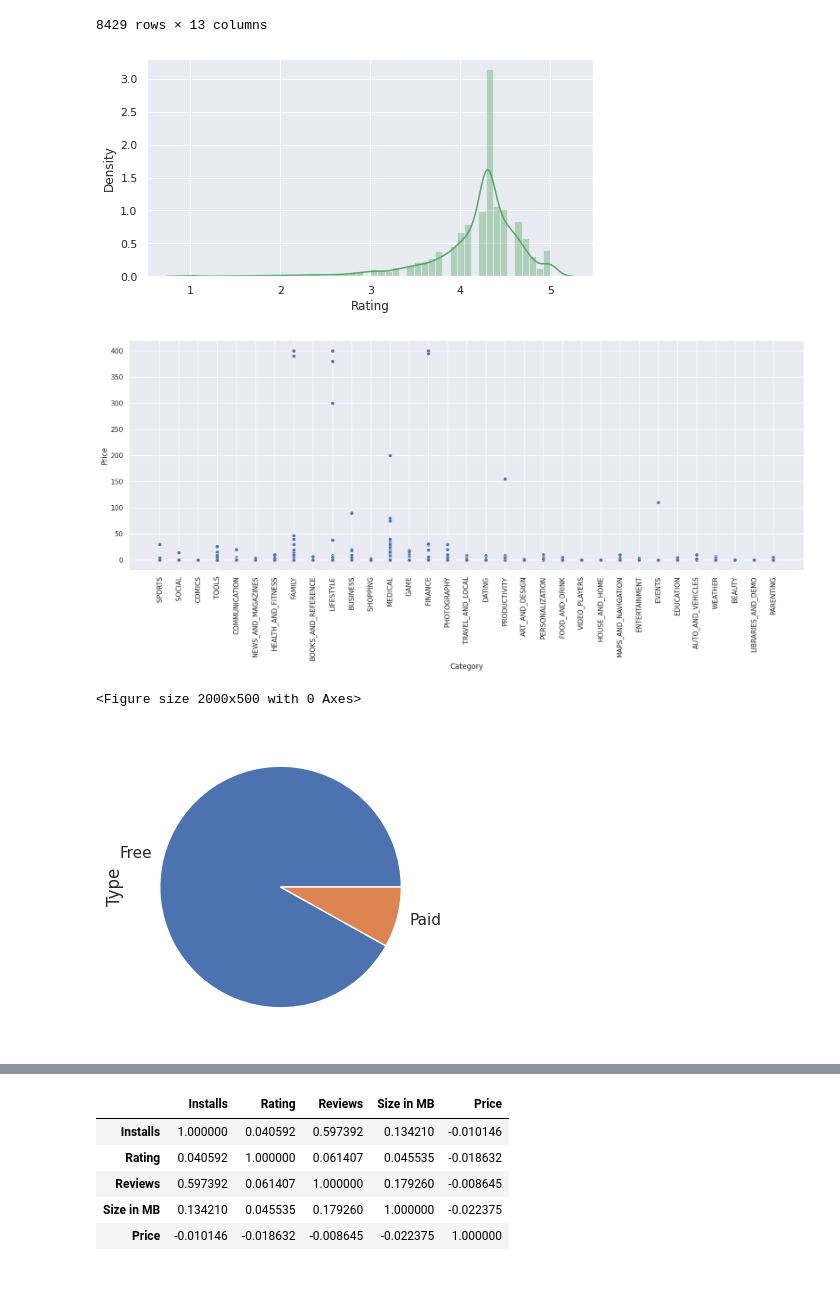
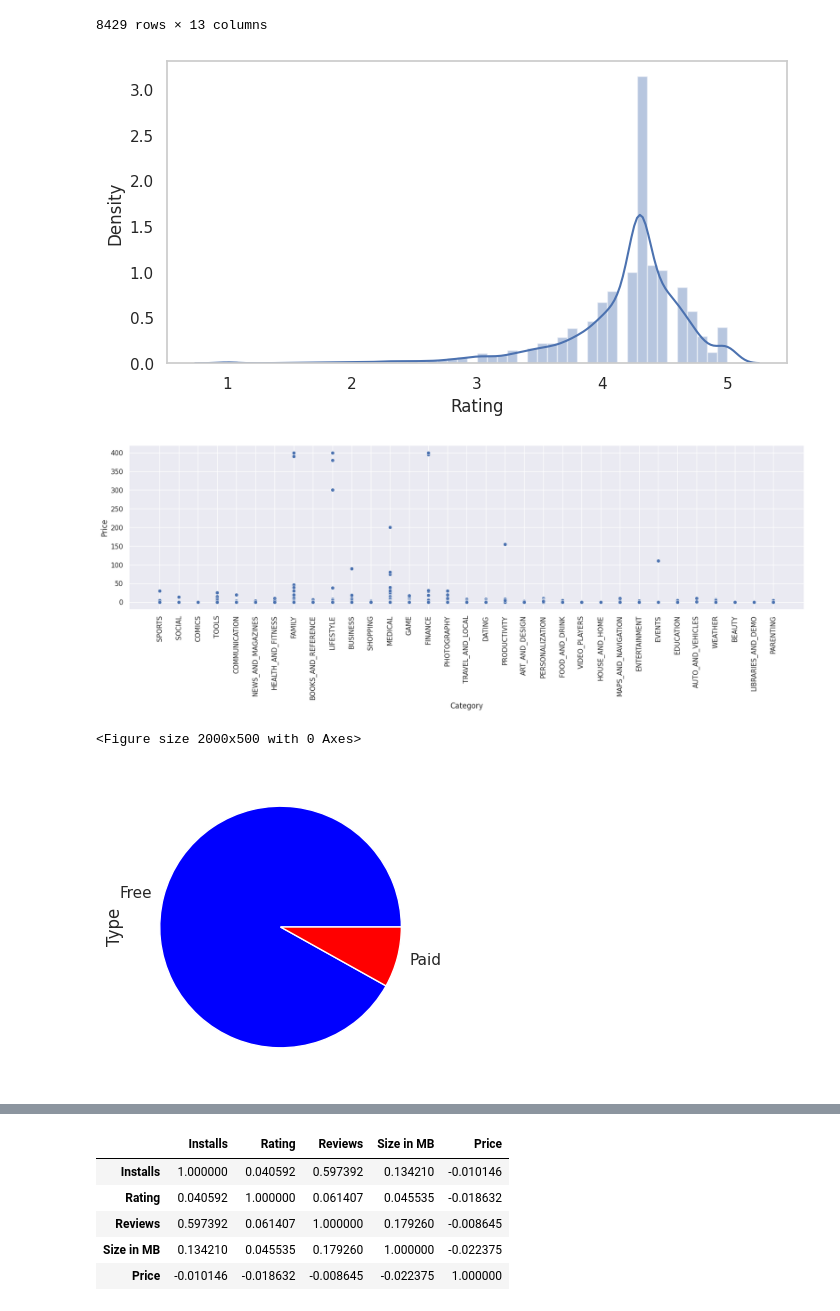
Before and after one commit to Mahima2208/EDA_PlayStore_Apps_Analysis, a Jupyter notebook: MAHIMA_PHALKEY_Play_Store_App_Review_Analysis_Capstone_Project.ipynb, the cells around one changed output, grey strips where cells are left out. Drawn from its saved outputs; the diff is of its cells as text; code cells hidden in the pictures; blank space fills up the shorter version.

```diff
--- a/MAHIMA_PHALKEY_Play_Store_App_Review_Analysis_Capstone_Project.ipynb
+++ b/MAHIMA_PHALKEY_Play_Store_App_Review_Analysis_Capstone_Project.ipynb
@@ -682,24 +682,27 @@ play_store_df_1
 | 8428 | 🔥 Football Wallpapers 4K | Full H... | 1000000 | ENTERTAINMENT | 4.7 | 11661 | 4.0 | Free | 0.00 | Everyone | Entertainment | ... |
 8429 rows × 13 columns
 # %%
-sns.set(rc={"figure.figsize": (8, 4)}); np.random.seed(0)
-sns.distplot(play_store_df_1['Rating'],color='g')
+sns.set(rc={"figure.figsize": (8, 4)})
+sns.set_style("whitegrid")
+rating_dist=sns.distplot(play_store_df_1['Rating'],color='b')
+rating_dist.grid(False)
 plt.show()
 # %% [output]
-[figure, old version]
+[figure, new version]
 # %%
-sns.scatterplot(x="Category", y="Price",data=play_store_df_1)
+
+sns.scatterplot(x="Category", y="Price",data=play_store_df_1,palette="crest")
 
 plt.xticks(rotation=90)
 plt.figure(figsize=(20,5))
 rcParams['figure.figsize'] = 20,5
 # %% [output]
-[figure, old version]
+[figure, new version]
 <Figure size 2000x500 with 0 Axes>
 # %%
-play_store_df_1['Type'].value_counts().plot.pie()
+play_store_df_1['Type'].value_counts().plot.pie(colors={'red','blue'})
 
 plt.show()
 # %% [output]
-[figure, old version]
+[figure, new version]
 # %%
```
Also changed, not shown: parts of 4 cells of this notebook.
